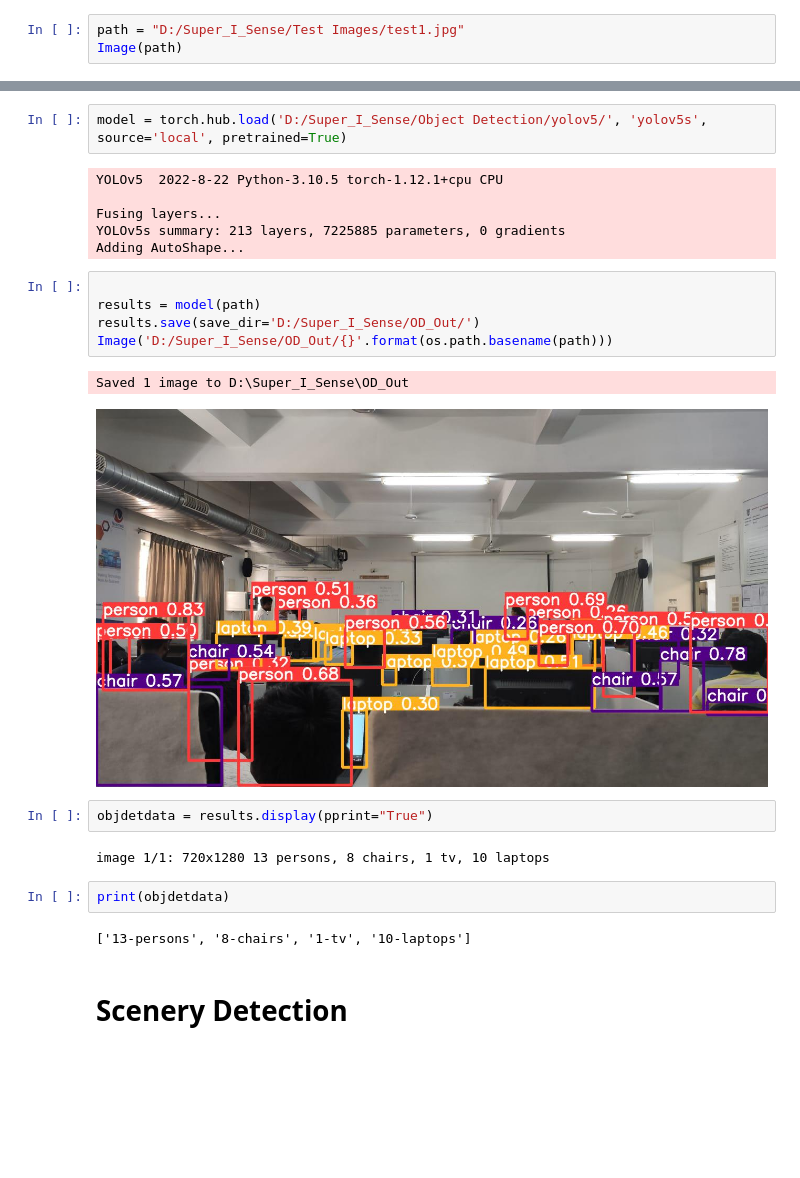
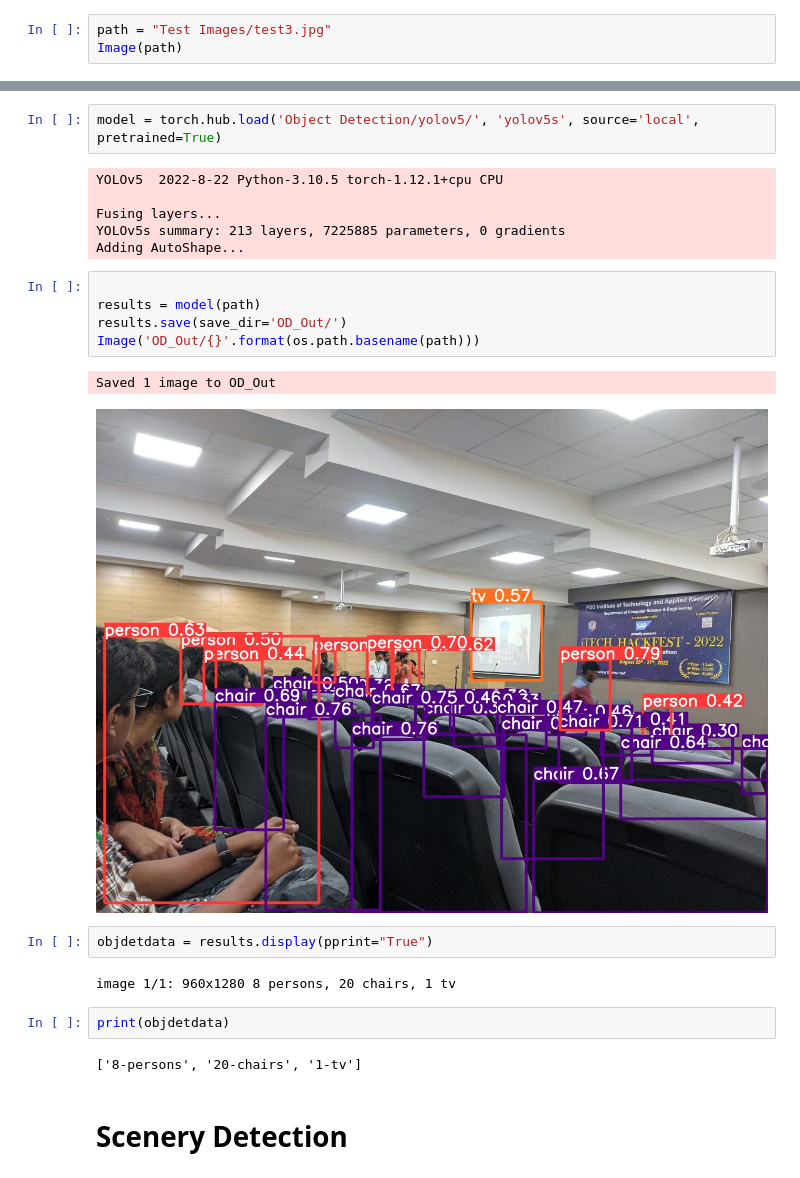
Before and after one commit to phanda1326/Super_I_sense, a Jupyter notebook: superIsense.ipynb, the cells around one changed output, grey strips where cells are left out. Cells and saved outputs as stored; diff of their text form; blank space fills up the shorter version.

```diff
--- a/superIsense.ipynb
+++ b/superIsense.ipynb
@@ -21,4 +21,4 @@ sys.path.insert(0,'D:/Super_I_Sense/Scenery Detection/')
 # %%
-path = "D:/Super_I_Sense/Test Images/test1.jpg"
+path = "Test Images/test3.jpg"
 Image(path)
 # %% [output]
@@ -26,5 +26,5 @@ Image(path)
 # %%
-model = torch.hub.load('D:/Super_I_Sense/Object Detection/yolov5/', 'yolov5s', source='local', pretrained=True)
+model = torch.hub.load('Object Detection/yolov5/', 'yolov5s', source='local', pretrained=True)
 # %% [output]
 YOLOv5  2022-8-22 Python-3.10.5 torch-1.12.1+cpu CPU
 
@@ -34,19 +34,19 @@ Adding AutoShape...
 # %%
 
 results = model(path)
-results.save(save_dir='D:/Super_I_Sense/OD_Out/')
-Image('D:/Super_I_Sense/OD_Out/{}'.format(os.path.basename(path)))
+results.save(save_dir='OD_Out/')
+Image('OD_Out/{}'.format(os.path.basename(path)))
 # %% [output]
-Saved 1 image to D:\Super_I_Sense\OD_Out
+Saved 1 image to OD_Out
-[figure, old version]
+[figure, new version]
 # %%
 objdetdata = results.display(pprint="True")
 # %% [output]
-image 1/1: 720x1280 13 persons, 8 chairs, 1 tv, 10 laptops
+image 1/1: 960x1280 8 persons, 20 chairs, 1 tv
 # %%
 print(objdetdata)
 # %% [output]
-['13-persons', '8-chairs', '1-tv', '10-laptops']
+['8-persons', '20-chairs', '1-tv']
 # %% [markdown]
 # **Scenery Detection**
 # %% [markdown]
```
Also changed, not shown: parts of 12 cells of this notebook, 20 other files.
